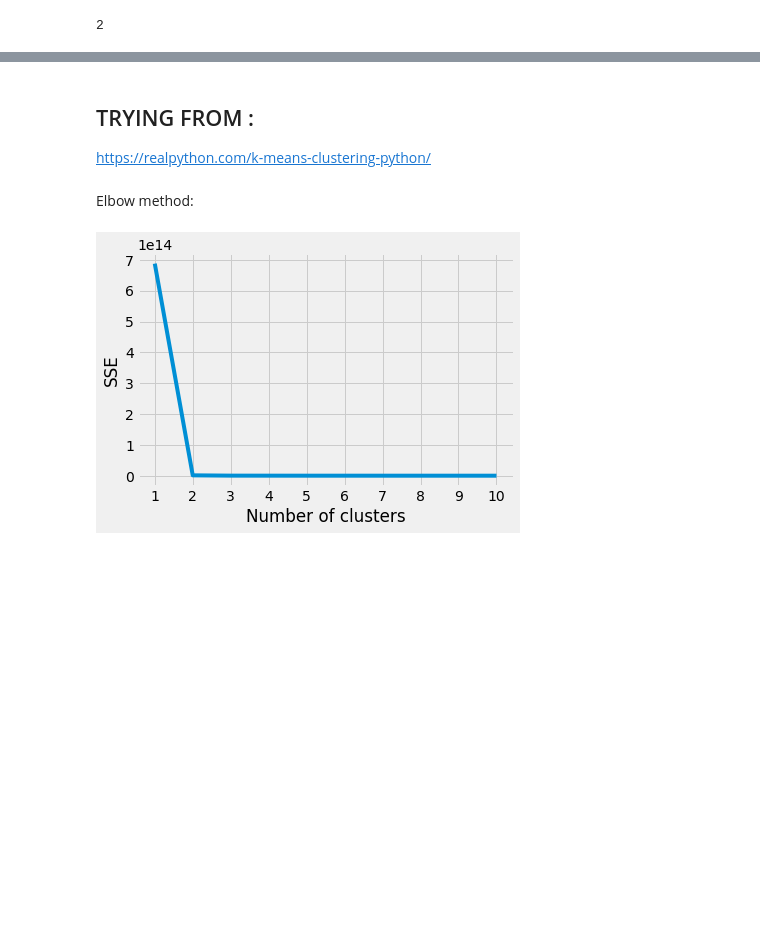
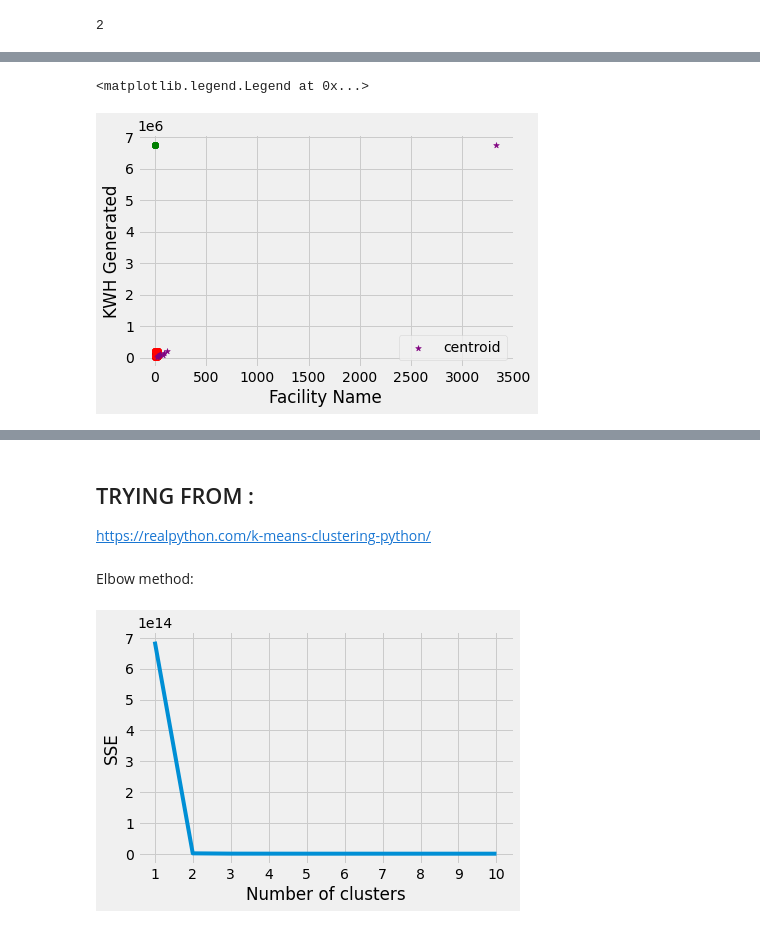
Before and after one commit to gautumsvp7/SolarDataSetPublic, a Jupyter notebook: Solar_Dataset.ipynb, the cells around one changed output, grey strips where cells are left out. Drawn from its saved outputs; the diff is of its cells as text; code cells hidden in the pictures; blank space fills up the shorter version.

```diff
--- a/Solar_Dataset.ipynb
+++ b/Solar_Dataset.ipynb
@@ -274,3 +294,31 @@ array([0, 0, 0, 0, 0, 0, 0, 0, 0, 0, 0, 0, 0, 0, 0, 0, 0, 0, 0, 0, 0, 0,
+# %%
+df0 = X[X.cluster==0]
+df1 = X[X.cluster==1]
+df2 = X[X.cluster==2]
+df3 = X[X.cluster==3]
+df4 = X[X.cluster==4]
+df5 = X[X.cluster==5]
+df6 = X[X.cluster==6]
+df7 = X[X.cluster==7]
+df8 = X[X.cluster==8]
+
+plt.scatter(df0['Facility Name'],df0['KWH Generated'],color='green')
+plt.scatter(df1['Facility Name'],df1['KWH Generated'],color='red')
+plt.scatter(df2['Facility Name'],df2['KWH Generated'],color='black')
+plt.scatter(df3['Facility Name'],df3['KWH Generated'],color='green')
+plt.scatter(df4['Facility Name'],df4['KWH Generated'],color='red')
+plt.scatter(df5['Facility Name'],df5['KWH Generated'],color='black')
+plt.scatter(df6['Facility Name'],df6['KWH Generated'],color='green')
+plt.scatter(df7['Facility Name'],df7['KWH Generated'],color='red')
+plt.scatter(df8['Facility Name'],df8['KWH Generated'],color='red')
+
+plt.scatter(kmean.cluster_centers_[:,0],kmean.cluster_centers_[:,1],color='purple',marker='*',label='centroid')
+plt.xlabel('Facility Name')
+plt.ylabel('KWH Generated')
+plt.legend()
+# %% [output]
+<matplotlib.legend.Legend at 0x...>
+[figure, added]
 # %%
 wcss = []
 for i in range(1,20):
```
Also changed, not shown: parts of 15 cells of this notebook.
